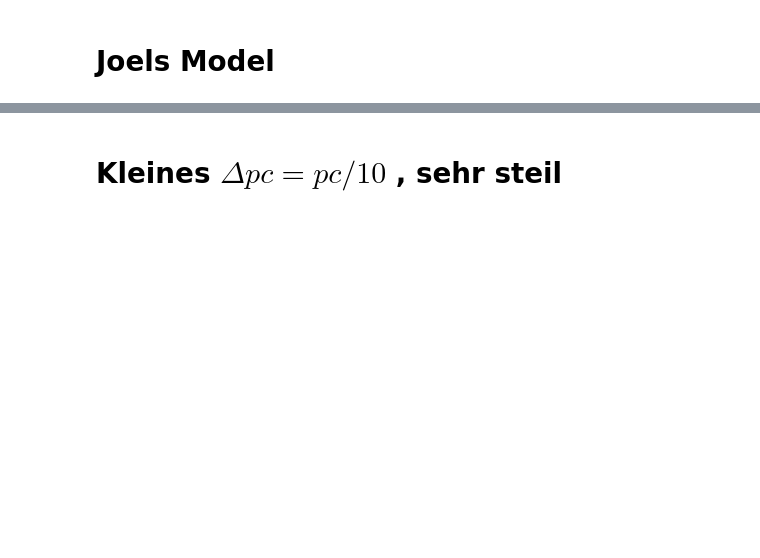
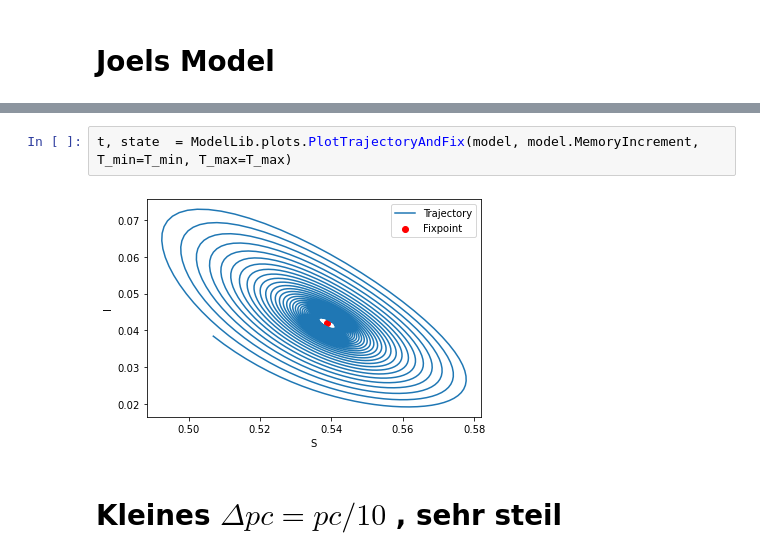
Before and after one commit to simonblaue/Epidemics_SRI_model, a Jupyter notebook: Many_Peaks.ipynb, the cells around one changed output, grey strips where cells are left out. Drawn from its saved outputs; the diff is of its cells as text; blank space fills up the shorter version.

```diff
--- a/Many_Peaks.ipynb
+++ b/Many_Peaks.ipynb
@@ -17,3 +17,7 @@ t,state = ModelLib.plots.PlotSRITime(model, model.MemoryIncrement, y0=y0,T_min=T
+# %%
+t, state  = ModelLib.plots.PlotTrajectoryAndFix(model, model.MemoryIncrement, T_min=T_min, T_max=T_max)
+# %% [output]
+[figure, added]
 # %% [markdown]
 # Kleines $\Delta pc= pc/10$ , sehr steil
 # %%
```
Also changed, not shown: parts of 6 cells of this notebook, 11 other files.
